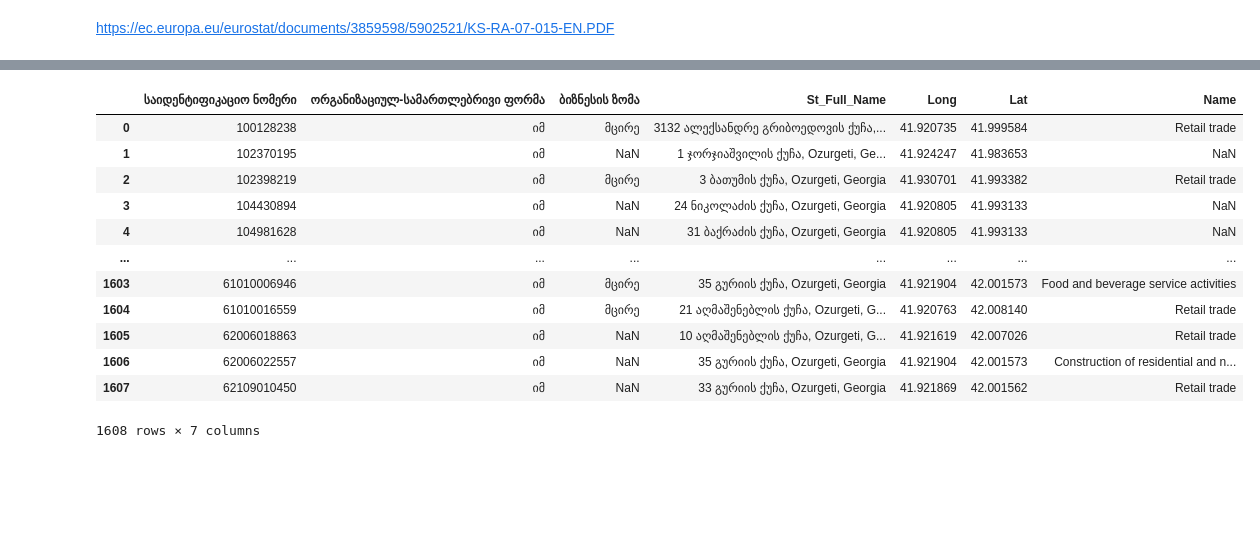
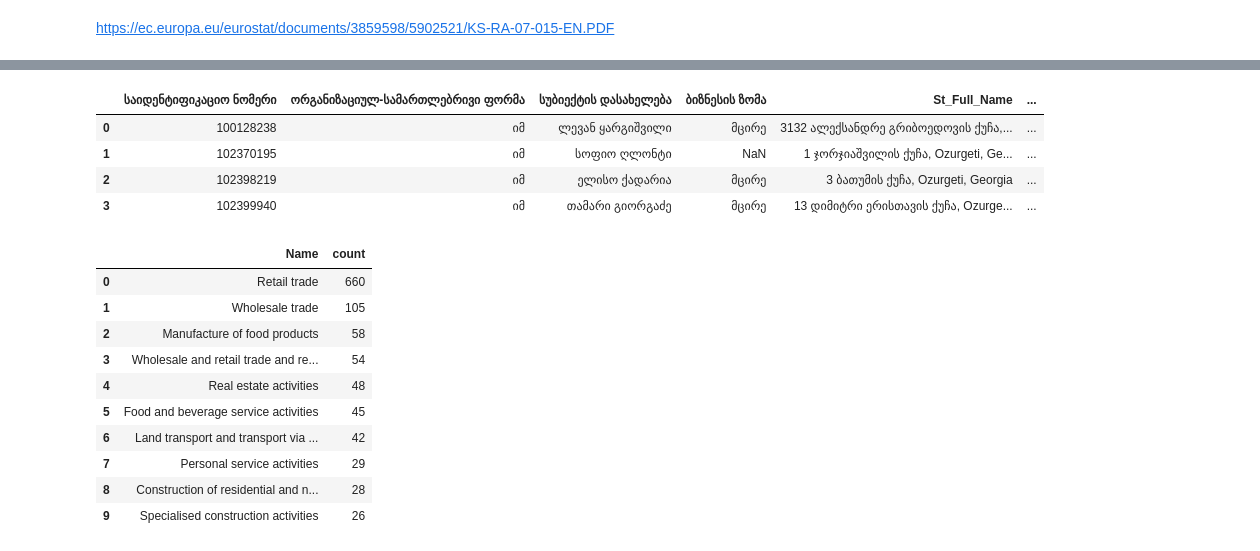
Before and after one commit to AKhvadagiani/Learning-Data-Science, a Jupyter notebook: Spatial_analysis.ipynb, the cells around one changed output, grey strips where cells are left out. Saved outputs shown, nothing was run; the diff lists cells and outputs as text; code cells hidden in the pictures; blank space fills up the shorter version.

```diff
--- a/Spatial_analysis.ipynb
+++ b/Spatial_analysis.ipynb
@@ -129,20 +130,31 @@ data.drop(columns=['Code2', 'Code3'], inplace=True)
 NACE_REV2['Rev 2.1 code']=NACE_REV2['Rev 2.1 code'].astype(str)
 # %%
 data=data.merge(NACE_REV2, left_on='Code1', right_on='Rev 2.1 code',how='left')
-data.drop(columns=['Rev 2.1 code',	'Rev 2 code', 'საქმიანობის დასახელება NACE Rev.2', 'საქმიანობის კოდი NACE Rev.2', 'Code1'], inplace=True)
+# %%
+Columns=['პირადი ნომერი',
+                   'დაბის/თემის/სოფლის საკრებულო (ფაქტობრივი)',
+                   'ფაქტობრივი მისამართი',
+                   'აქტიური ეკონომიკური სუბიექტები',
+                   'Rev 2.1 code',
+                    'Rev 2 code',
+                    'საქმიანობის დასახელება NACE Rev.2',
+                    'საქმიანობის კოდი NACE Rev.2',
+                    'Code1',
+                    'ნომერი',
+                    'ქუჩა',
+                    'ქუჩა_OPS',
+                    'similarity_score',
+                    'matched_street',
+                    'ქუჩა_საბოლოო',
+                    'კოორდინატები'
+                    ]
+Droppable = [col for col in Columns if col in data.columns]
+data.drop(columns=Droppable, inplace=True)
 # %%
-data
+data.head(4)
 # %% [output]
-|  | საიდენტიფიკაციო ნომერი | ორგანიზაციულ-სამართლებრივი ფორმა | ბიზნესის ზომა | St_Full_Name | Long | Lat | Name |
-| 0 | 100128238 | იმ | მცირე | 3132 ალექსანდრე გრიბოედოვის ქუჩა,... | 41.920735 | 41.999584 | Retail trade |
-| 1 | 102370195 | იმ | NaN | 1 ჯორჯიაშვილის ქუჩა, Ozurgeti, Ge... | 41.924247 | 41.983653 | NaN |
-| 2 | 102398219 | იმ | მცირე | 3 ბათუმის ქუჩა, Ozurgeti, Georgia | 41.930701 | 41.993382 | Retail trade |
-| 3 | 104430894 | იმ | NaN | 24 ნიკოლაძის ქუჩა, Ozurgeti, Georgia | 41.920805 | 41.993133 | NaN |
-| 4 | 104981628 | იმ | NaN | 31 ბაქრაძის ქუჩა, Ozurgeti, Georgia | 41.920805 | 41.993133 | NaN |
-| ... | ... | ... | ... | ... | ... | ... | ... |
-| 1603 | 61010006946 | იმ | მცირე | 35 გურიის ქუჩა, Ozurgeti, Georgia | 41.921904 | 42.001573 | Food and beverage service activities |
-| 1604 | 61010016559 | იმ | მცირე | 21 აღმაშენებლის ქუჩა, Ozurgeti, G... | 41.920763 | 42.008140 | Retail trade |
-| 1605 | 62006018863 | იმ | NaN | 10 აღმაშენებლის ქუჩა, Ozurgeti, G... | 41.921619 | 42.007026 | Retail trade |
-| 1606 | 62006022557 | იმ | NaN | 35 გურიის ქუჩა, Ozurgeti, Georgia | 41.921904 | 42.001573 | Construction of residential and n... |
-| 1607 | 62109010450 | იმ | NaN | 33 გურიის ქუჩა, Ozurgeti, Georgia | 41.921869 | 42.001562 | Retail trade |
+|  | საიდენტიფიკაციო ნომერი | ორგანიზაციულ-სამართლებრივი ფორმა | სუბიექტის დასახელება | ბიზნესის ზომა | St_Full_Name | ... |
+| 0 | 100128238 | იმ | ლევან ყარგიშვილი | მცირე | 3132 ალექსანდრე გრიბოედოვის ქუჩა,... | ... |
+| 1 | 102370195 | იმ | სოფიო ღლონტი | NaN | 1 ჯორჯიაშვილის ქუჩა, Ozurgeti, Ge... | ... |
+| 2 | 102398219 | იმ | ელისო ქადარია | მცირე | 3 ბათუმის ქუჩა, Ozurgeti, Georgia | ... |
+| 3 | 102399940 | იმ | თამარი გიორგაძე | მცირე | 13 დიმიტრი ერისთავის ქუჩა, Ozurge... | ... |
-1608 rows × 7 columns
@@ -148,0 +165,14 @@ data
+# %%
+Top_10
+# %% [output]
+|  | Name | count |
+| 0 | Retail trade | 660 |
+| 1 | Wholesale trade | 105 |
+| 2 | Manufacture of food products | 58 |
+| 3 | Wholesale and retail trade and re... | 54 |
+| 4 | Real estate activities | 48 |
+| 5 | Food and beverage service activities | 45 |
+| 6 | Land transport and transport via ... | 42 |
+| 7 | Personal service activities | 29 |
+| 8 | Construction of residential and n... | 28 |
+| 9 | Specialised construction activities | 26 |
```
Also changed, not shown: parts of 7 cells of this notebook, 5 other files.
